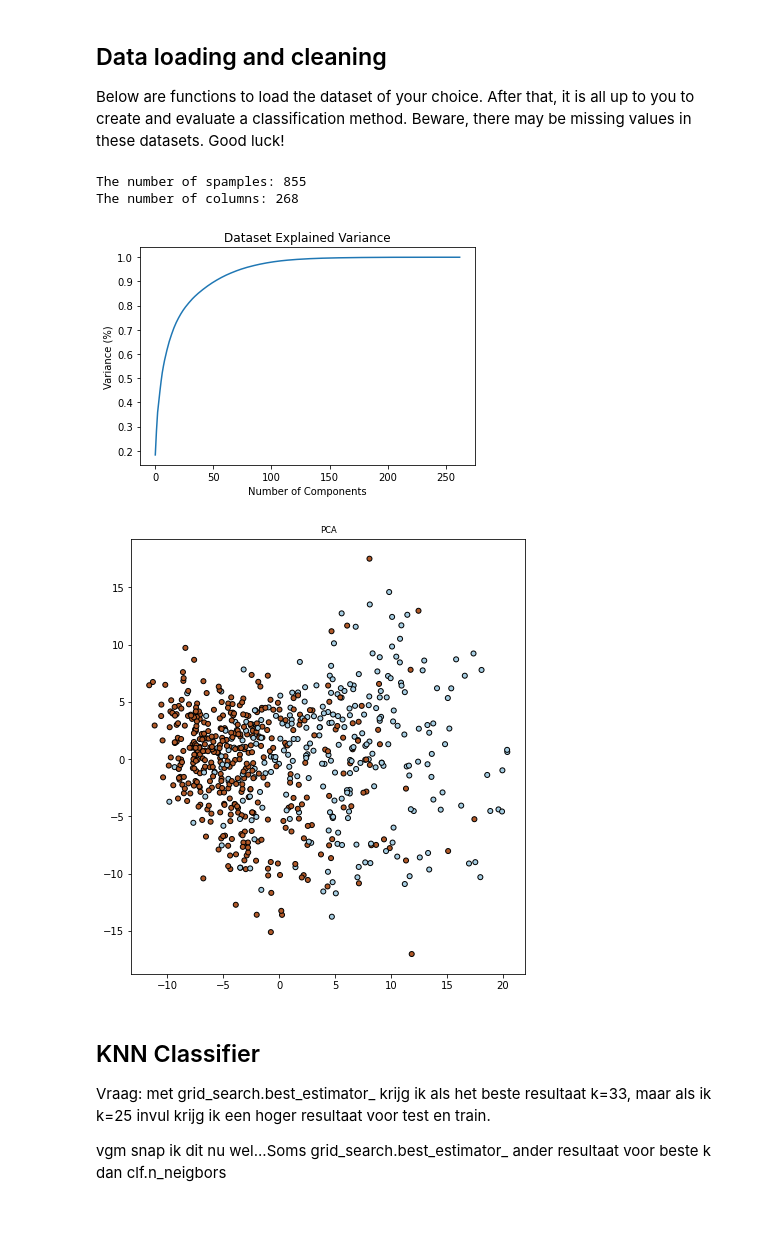
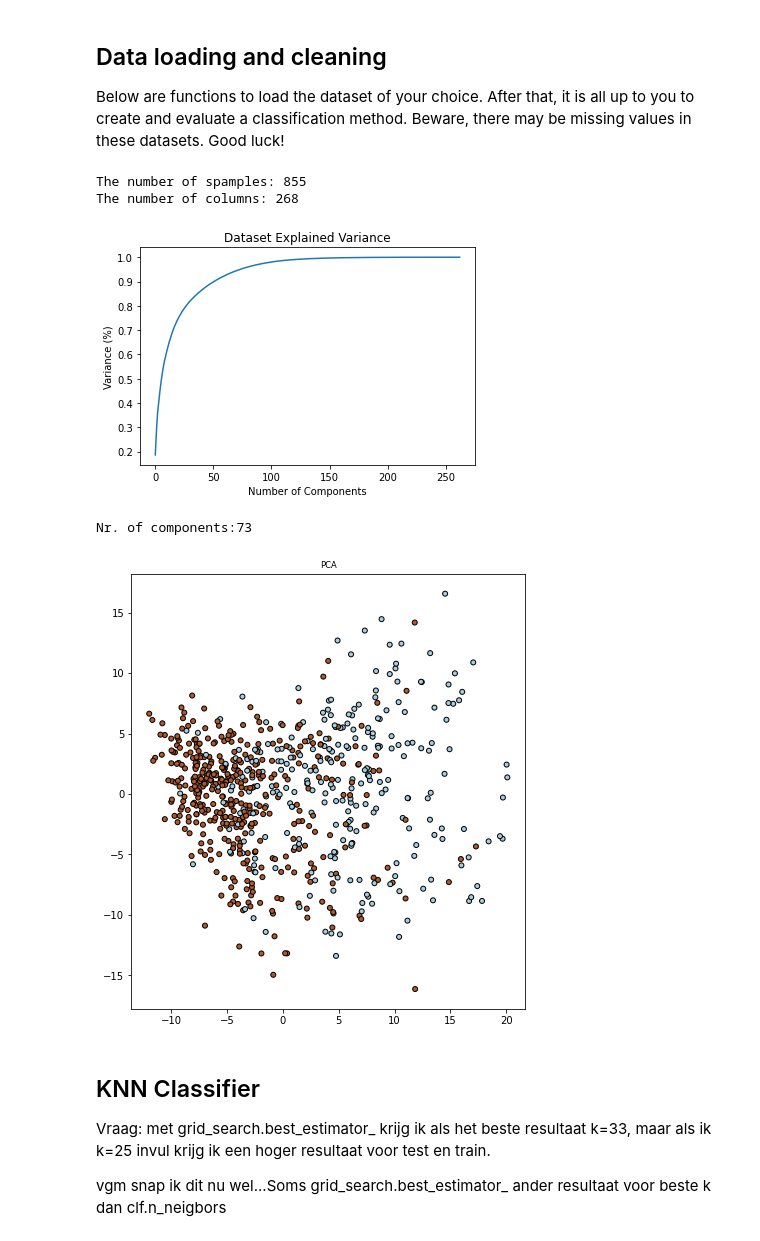
Before and after one commit to annawalstra/TM10007_Group5, a Jupyter notebook: assignment.ipynb, the cells around one changed output. Drawn from its saved outputs; the diff is of its cells as text; code cells hidden in the pictures.

```diff
--- a/assignment.ipynb
+++ b/assignment.ipynb
@@ -87,9 +87,14 @@ plt.ylabel('Variance (%)') #for each component
 plt.title('Dataset Explained Variance')
 plt.show()
 
+# Perform a PCA
+var = np.cumsum(pca.explained_variance_ratio_)
+n_components = np.where(var > 0.95)[0][0]
+print(f"Nr. of components:{n_components}")
+
 
 # Perform a PCA
-pca = decomposition.PCA(n_components=50)
+pca = decomposition.PCA(n_components=n_components)
 pca.fit(X_train_scaled)
 X_train_pca = pca.transform(X_train_scaled)
 X_test_pca = pca.transform(X_test_scaled)
@@ -100,34 +105,35 @@ X_test_pca = pca.transform(X_test_scaled)
 # selector = SelectFromModel(estimator=Lasso(alpha=10**(-5)), threshold='median')
 # selector.fit(X_train_scaled, Y_train)
 # n_original = X_train_scaled.shape[1]
 # X_train_L1 = selector.transform(X_train_scaled)
 # X_test_L1 = selector.transform(X_test_scaled)
 # n_selected = X_train_L1.shape[1]
 # print(f"Selected {n_selected} from {n_original} features.")
 
 #Plot first feature PCA
 fig = plt.figure(figsize=(24,8))
 ax = fig.add_subplot(131)
 ax.set_title("PCA", fontsize='small')
 ax.scatter(X_train_pca[:, 0], X_train_pca[:, 1], marker='o', c=Y_train,
             s=25, edgecolor='k', cmap=plt.cm.Paired)
 
 
 # #Plot first feature L1 selection
 #fig = plt.figure(figsize=(24,8))
 #ax = fig.add_subplot(132)
 #ax.set_title("L1", fontsize='small')
 #ax.scatter(X_train_L1[:, 0], X_train_L1[:, 1], marker='o', c=Y_train,
         #     s=25, edgecolor='k', cmap=plt.cm.Paired)
 
 
 # Crossvalidation for parameter tuning
 cv_10fold = model_selection.StratifiedKFold(n_splits=10)
 # %% [output]
 The number of spamples: 855
 The number of columns: 268
 [figure]
+Nr. of components:73
-[figure, old version]
+[figure, new version]
 # %%
 def plot_learning_curve(estimator, title, X, y, axes, ylim=None, cv=None,
                         n_jobs=None, train_sizes=np.linspace(.1, 1.0, 5)):
```
